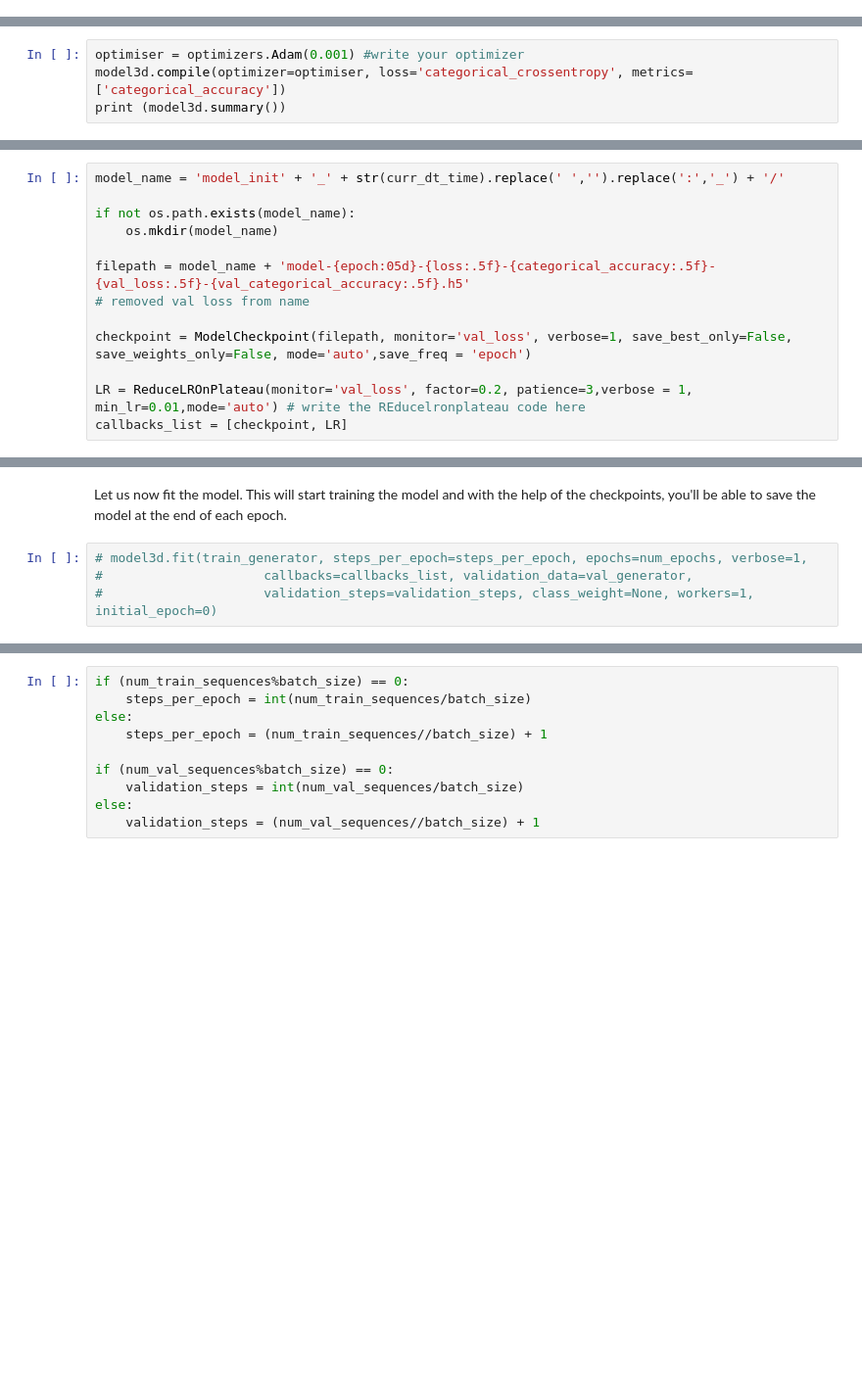
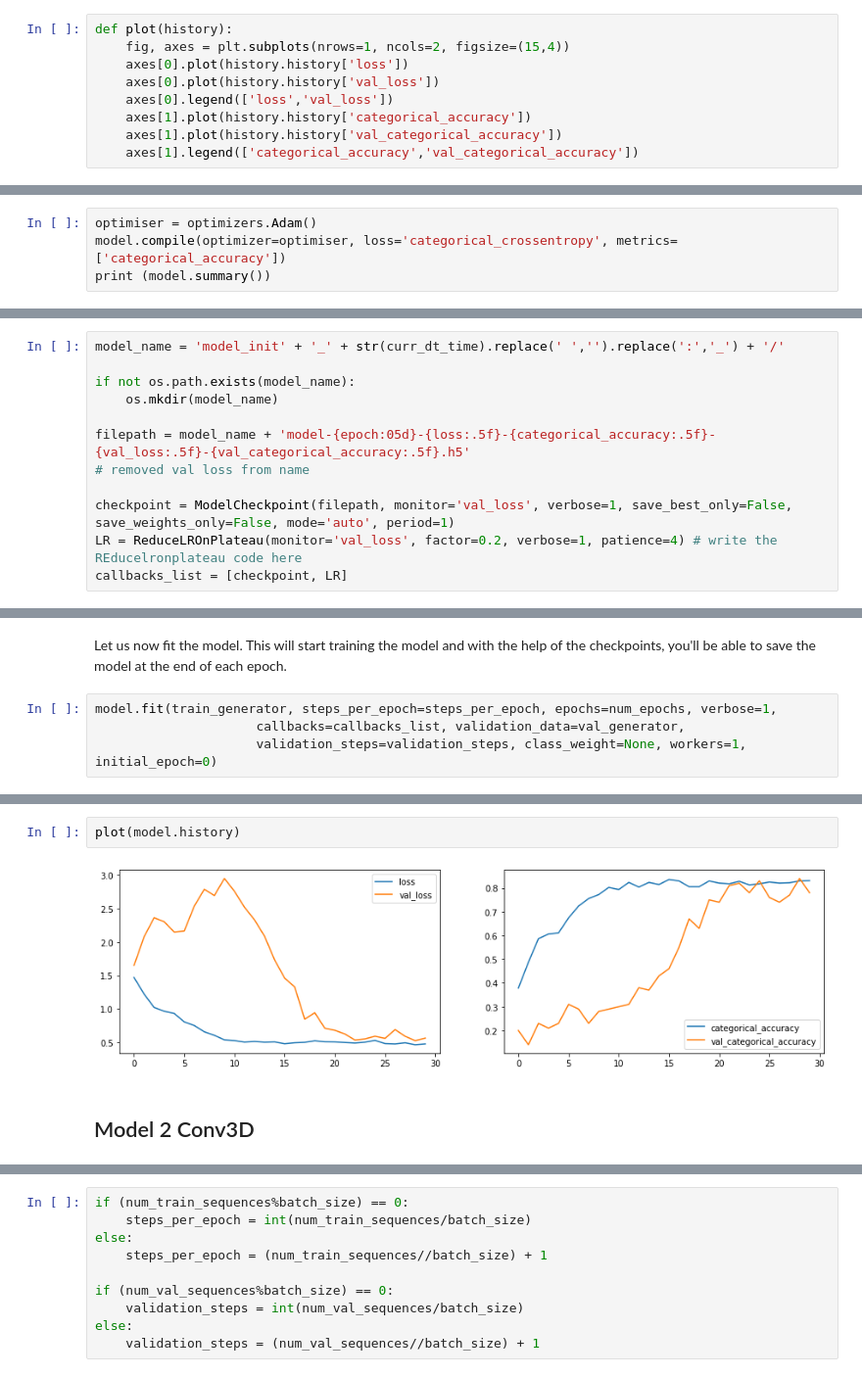
Before and after one commit to yashyasviagarwal/GestureRecognition, a Jupyter notebook: MLC40_Maniraj_Yashyasvi_Gesture_Recognition.ipynb, the cells around one changed output, grey strips where cells are left out. Shown at 98% size. Drawn from its saved outputs; the diff is of its cells as text; blank space fills up the shorter version.

```diff
--- a/MLC40_Maniraj_Yashyasvi_Gesture_Recognition.ipynb
+++ b/MLC40_Maniraj_Yashyasvi_Gesture_Recognition.ipynb
@@ -41,0 +46,9 @@ This is one of the most important part of the code. The overall structure of the
+# %%
+def plot(history):
+    fig, axes = plt.subplots(nrows=1, ncols=2, figsize=(15,4))
+    axes[0].plot(history.history['loss'])
+    axes[0].plot(history.history['val_loss'])
+    axes[0].legend(['loss','val_loss'])
+    axes[1].plot(history.history['categorical_accuracy'])
+    axes[1].plot(history.history['val_categorical_accuracy'])
+    axes[1].legend(['categorical_accuracy','val_categorical_accuracy'])
@@ -186,7 +328,7 @@ model3d.add(Dense(nb_dense[2], activation='softmax'))
 # %% [markdown]
 Now that you have written the model, the next step is to `compile` the model. When you print the `summary` of the model, you'll see the total number of parameters you have to train.
 # %%
-optimiser = optimizers.Adam(0.001) #write your optimizer
-model3d.compile(optimizer=optimiser, loss='categorical_crossentropy', metrics=['categorical_accuracy'])
-print (model3d.summary())
+optimiser = optimizers.Adam()
+model.compile(optimizer=optimiser, loss='categorical_crossentropy', metrics=['categorical_accuracy'])
+print (model.summary())
 # %% [output]
@@ -221,7 +363,6 @@ if not os.path.exists(model_name):
 filepath = model_name + 'model-{epoch:05d}-{loss:.5f}-{categorical_accuracy:.5f}-{val_loss:.5f}-{val_categorical_accuracy:.5f}.h5'
 # removed val loss from name
 
-checkpoint = ModelCheckpoint(filepath, monitor='val_loss', verbose=1, save_best_only=False, save_weights_only=False, mode='auto',save_freq = 'epoch')
-
-LR = ReduceLROnPlateau(monitor='val_loss', factor=0.2, patience=3,verbose = 1, min_lr=0.01,mode='auto') # write the REducelronplateau code here
+checkpoint = ModelCheckpoint(filepath, monitor='val_loss', verbose=1, save_best_only=False, save_weights_only=False, mode='auto', period=1)
+LR = ReduceLROnPlateau(monitor='val_loss', factor=0.2, verbose=1, patience=4) # write the REducelronplateau code here
 callbacks_list = [checkpoint, LR]
@@ -240,6 +383,6 @@ else:
 # %% [markdown]
 Let us now fit the model. This will start training the model and with the help of the checkpoints, you'll be able to save the model at the end of each epoch.
 # %%
-# model3d.fit(train_generator, steps_per_epoch=steps_per_epoch, epochs=num_epochs, verbose=1,
-#                     callbacks=callbacks_list, validation_data=val_generator,
-#                     validation_steps=validation_steps, class_weight=None, workers=1, initial_epoch=0)
+model.fit(train_generator, steps_per_epoch=steps_per_epoch, epochs=num_epochs, verbose=1,
+                     callbacks=callbacks_list, validation_data=val_generator,
+                     validation_steps=validation_steps, class_weight=None, workers=1, initial_epoch=0)
@@ -313,0 +411,6 @@ model.add(Dense(nb_classes, activation='softmax')) # using Softmax as last layer
+# %%
+plot(model.history)
+# %% [output]
+[figure, added]
+# %% [markdown]
+## Model 2  Conv3D
```
Also changed, not shown: parts of 42 cells of this notebook, 3 other files.
